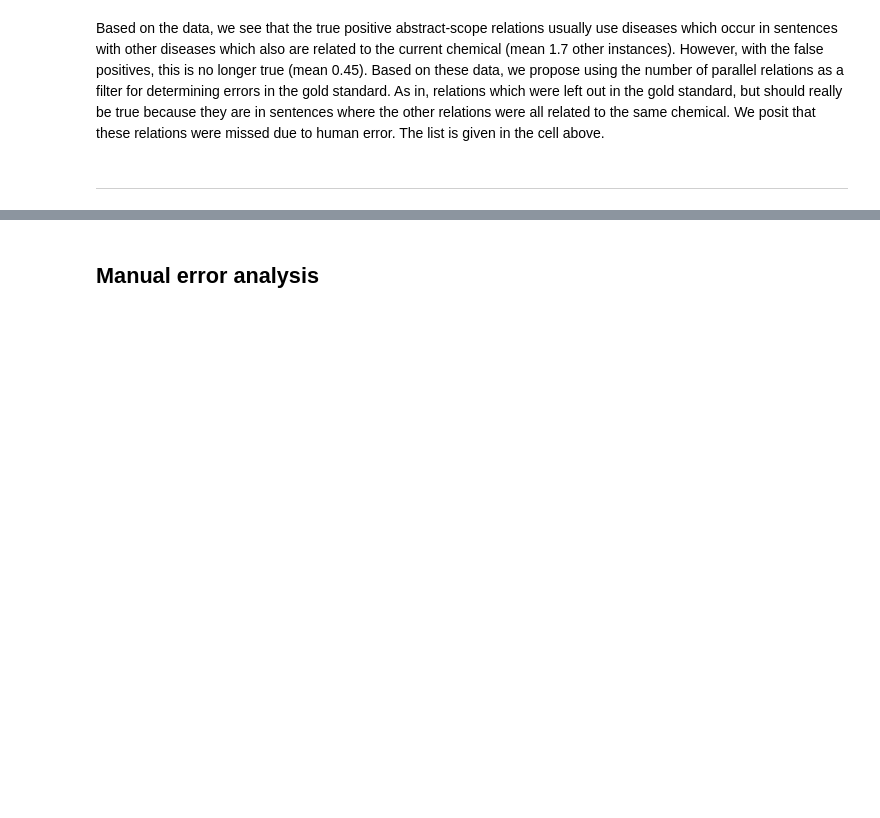
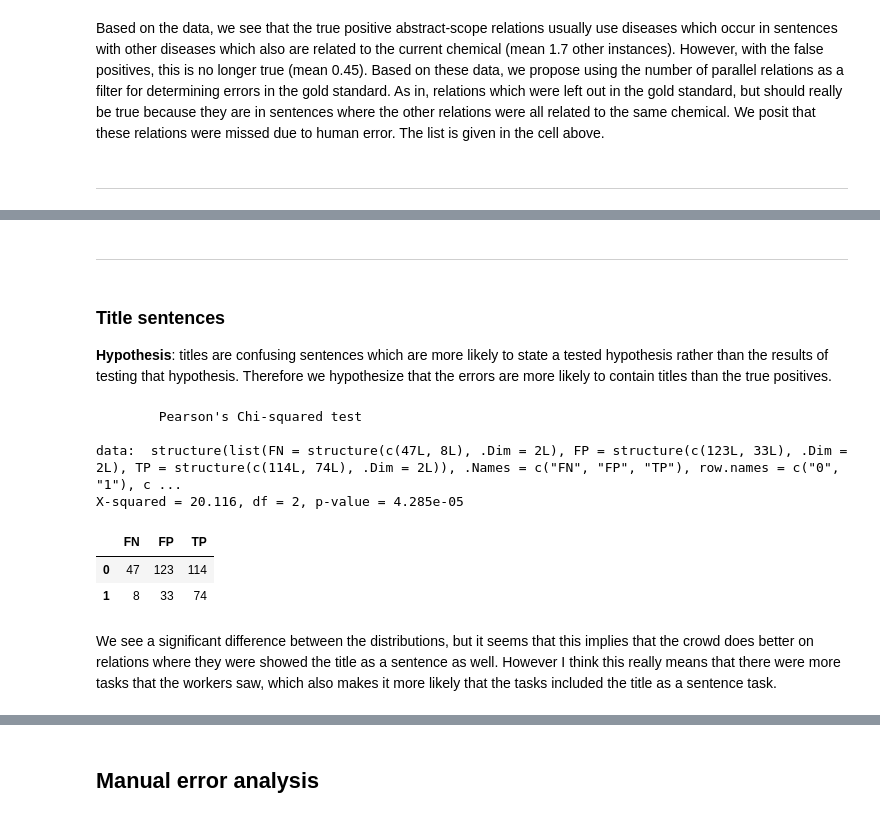
Before and after one commit to SuLab/crowd_cid_relex, a Jupyter notebook: crowd_only/analysis/final_eval_cross_validation.ipynb, the cells around one changed output, grey strips where cells are left out. Cells and saved outputs as stored; diff of their text form; code cells hidden in the pictures; blank space fills up the shorter version.

```diff
--- a/crowd_only/analysis/final_eval_cross_validation.ipynb
+++ b/crowd_only/analysis/final_eval_cross_validation.ipynb
@@ -876,0 +842,17 @@ Based on the data, we see that the true positive abstract-scope relations usuall
+# %%
+def ttest_freq(summary):
+    error_type = ["TP", "FP", "FN"]
+    vals = [(True, True), (False, True), (True, False)] # gold, predict
+
+    res = dict()
+    for etype, val in zip(error_type, vals):
+        sub = summary.query("in_gold == {} and in_predict == {} and rel_origin == 'sent'".format(
+            val[0], val[1])
+        ).dropna() # CID relations are filtered out!
+
+        res[etype] = pd.Series(sub["unit_ids"].map(lambda v: len(v.split("|"))))
+
+    two_samp_ttest(res)
+    return res
+# %%
+res = ttest_freq(crowd_summary)
@@ -876,0 +881,44 @@ Based on the data, we see that the true positive abstract-scope relations usuall
+# %% [markdown]
+---
+# %% [markdown]
+### Title sentences
+
+**Hypothesis**: titles are confusing sentences which are more likely to state a tested hypothesis rather than the results of testing that hypothesis. Therefore we hypothesize that the errors are more likely to contain titles than the true positives.
+# %%
+def ttest_title(summary):
+    temp = pd.merge(summary, sent_res[TRIPLE + ["sentence_ids"]], how = "left", on = TRIPLE)
+
+    error_type = ["TP", "FP", "FN"]
+    vals = [(True, True), (False, True), (True, False)] # gold, predict
+
+    chisqtest = robjects.r["chisq.test"]
+
+    res = dict()
+    for etype, val in zip(error_type, vals):
+        sub = temp.query("in_gold == {} and in_predict == {} and rel_origin == 'sent'".format(
+            val[0], val[1])
+        ).dropna()
+
+        sub.loc[:, "title"] = sub.loc[:, "sentence_ids"].map(
+            lambda v:
+                sum(int(val == "0") for val in map(lambda f: f.split("_")[1], v.split("|")))
+        )
+
+        res[etype] = sub["title"].value_counts()[[0, 1]]
+
+    res = pd.DataFrame(res)
+
+    print(chisqtest(res))
+    return res
+# %%
+ttest_title(crowd_summary)
+# %% [output]
+        Pearson's Chi-squared test
+
+data:  structure(list(FN = structure(c(47L, 8L), .Dim = 2L), FP = structure(c(123L, 33L), .Dim = 2L), TP = structure(c(114L, 74L), .Dim = 2L)), .Names = c("FN", "FP", "TP"), row.names = c("0", "1"), c ...
+X-squared = 20.116, df = 2, p-value = 4.285e-05
+|  | FN | FP | TP |
+| 0 | 47 | 123 | 114 |
+| 1 | 8 | 33 | 74 |
+# %% [markdown]
+We see a significant difference between the distributions, but it seems that this implies that the crowd does better on relations where they were showed the title as a sentence as well. However I think this really means that there were more tasks that the workers saw, which also makes it more likely that the tasks included the title as a sentence task.
```
Also changed, not shown: parts of 26 cells of this notebook.
